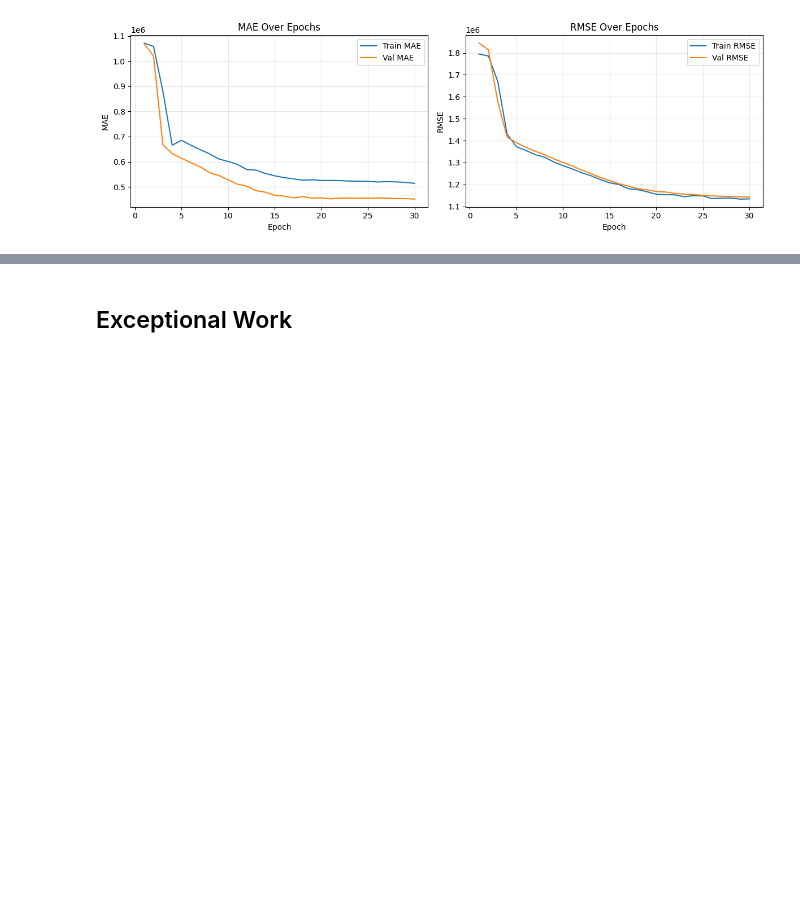
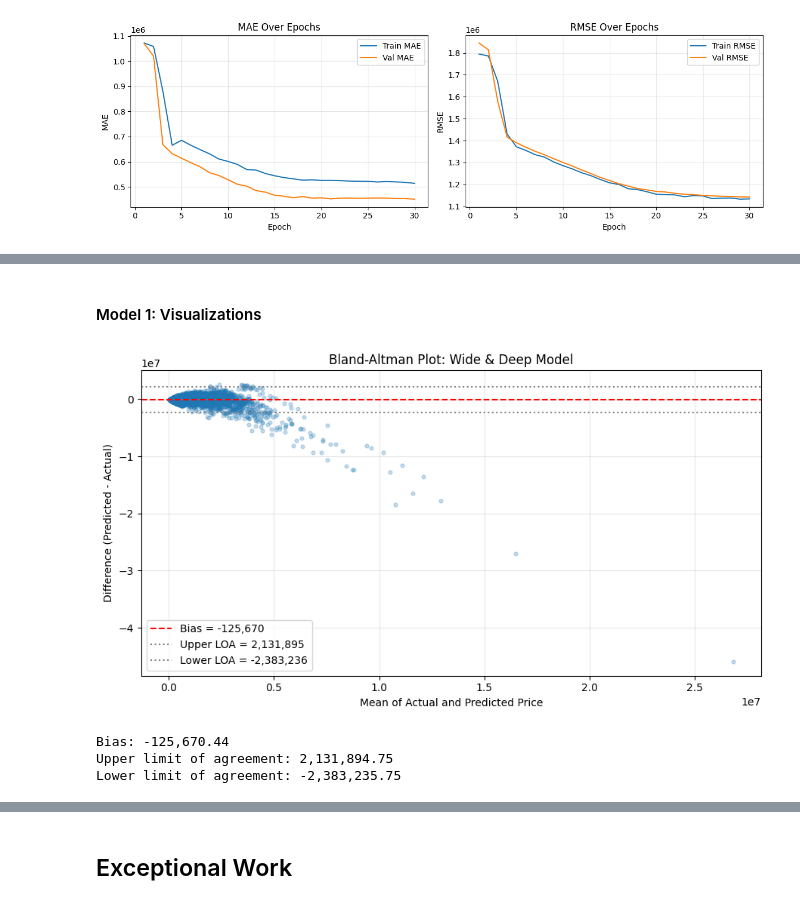
Before and after one commit to kdmatsson/CS-7324-Machine-Learning-in-Python, a Jupyter notebook: Lab_5_Folder/Lab_5.ipynb, the cells around one changed output, grey strips where cells are left out. Drawn from its saved outputs; the diff is of its cells as text; code cells hidden in the pictures; blank space fills up the shorter version.

Commit message:
Add visualizations for Model 1 performance.

```diff
--- a/Lab_5_Folder/Lab_5.ipynb
+++ b/Lab_5_Folder/Lab_5.ipynb
@@ -1011 +1013,41 @@ Holdout metrics - inference_model:
 [figure]
+# %% [markdown]
+#### Model 1: Visualizations
+# %%
+# Bland-Altman plot for the current regression model.
+# We define the difference as (predicted - actual) so positive values mean
+# overprediction and negative values mean underprediction, matching the
+# percent-error plot sign convention.
+actual = y_true.reshape(-1)
+predicted = y_pred_infer.reshape(-1)
+
+mean_vals = (actual + predicted) / 2
+diff_vals = predicted - actual
+
+bias = diff_vals.mean()
+sd = diff_vals.std(ddof=1)
+loa_upper = bias + 1.96 * sd
+loa_lower = bias - 1.96 * sd
+
+plt.figure(figsize=(9, 5))
+plt.scatter(mean_vals, diff_vals, alpha=0.25, s=12)
+plt.axhline(bias, color="red", linestyle="--", label=f"Bias = {bias:,.0f}")
+plt.axhline(loa_upper, color="gray", linestyle=":", label=f"Upper LOA = {loa_upper:,.0f}")
+plt.axhline(loa_lower, color="gray", linestyle=":", label=f"Lower LOA = {loa_lower:,.0f}")
+
+plt.title("Bland-Altman Plot: Wide & Deep Model")
+plt.xlabel("Mean of Actual and Predicted Price")
+plt.ylabel("Difference (Predicted - Actual)")
+plt.grid(True, alpha=0.3)
+plt.legend()
+plt.tight_layout()
+plt.show()
+
+print(f"Bias: {bias:,.2f}")
+print(f"Upper limit of agreement: {loa_upper:,.2f}")
+print(f"Lower limit of agreement: {loa_lower:,.2f}")
+# %% [output]
+[figure, added]
+Bias: -125,670.44
+Upper limit of agreement: 2,131,894.75
+Lower limit of agreement: -2,383,235.75
```
Also changed, not shown: parts of 13 cells of this notebook.
